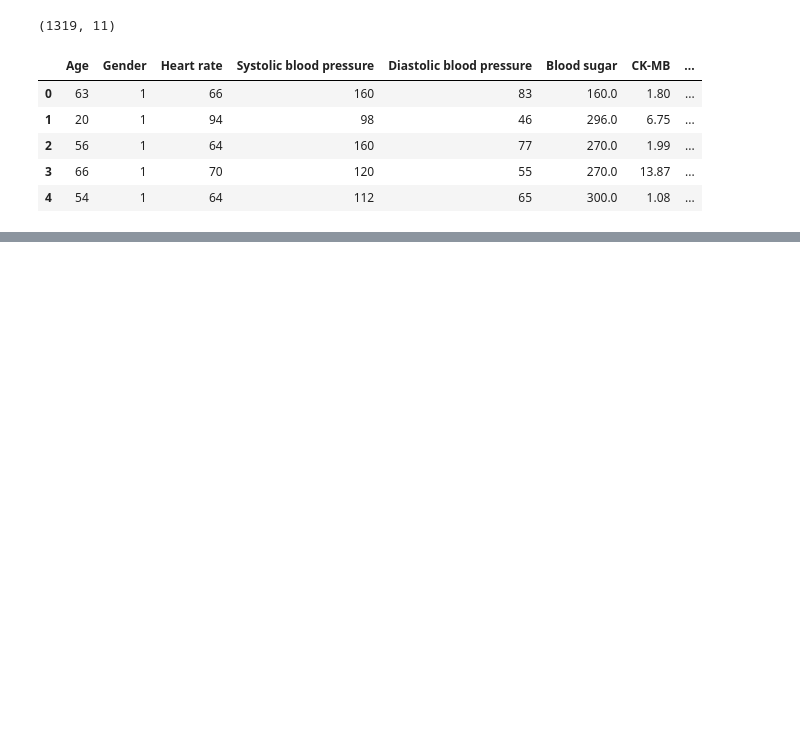
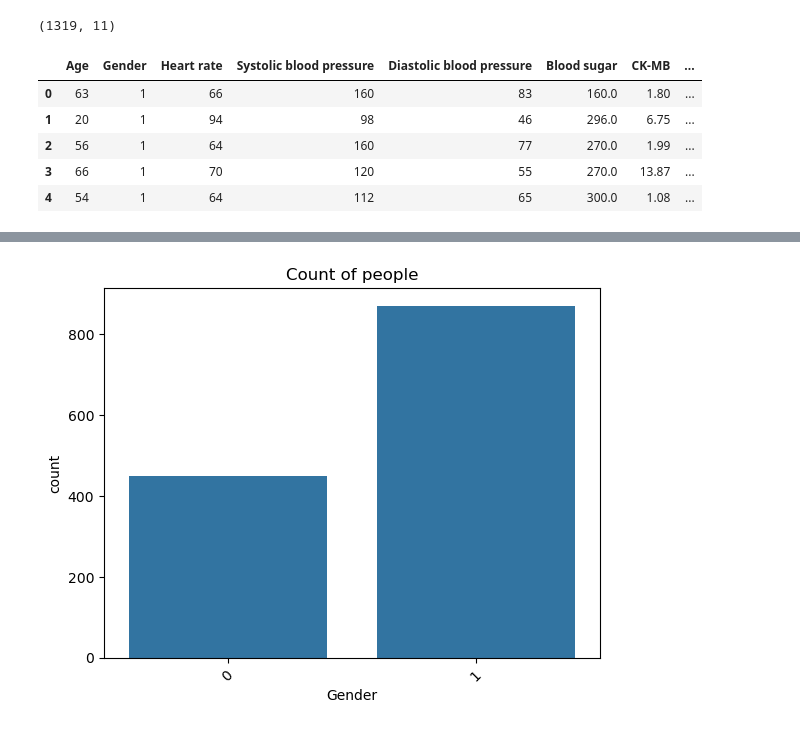
Before and after one commit to kxrrym03/Heart-Attack-Analysis, a Jupyter notebook: Heart Attack Risk.ipynb, the cells around one changed output, grey strips where cells are left out. Cells and saved outputs as stored; diff of their text form; code cells hidden in the pictures; blank space fills up the shorter version.

```diff
--- a/Heart Attack Risk.ipynb
+++ b/Heart Attack Risk.ipynb
@@ -18,0 +98,7 @@ data.head()
+# %%
+sns.countplot(data=data, x='Gender')
+plt.title('Count of people')
+plt.xticks(rotation=45)
+plt.show()
+# %% [output]
+[figure, added]
```
Also changed, not shown: parts of 6 cells of this notebook.
